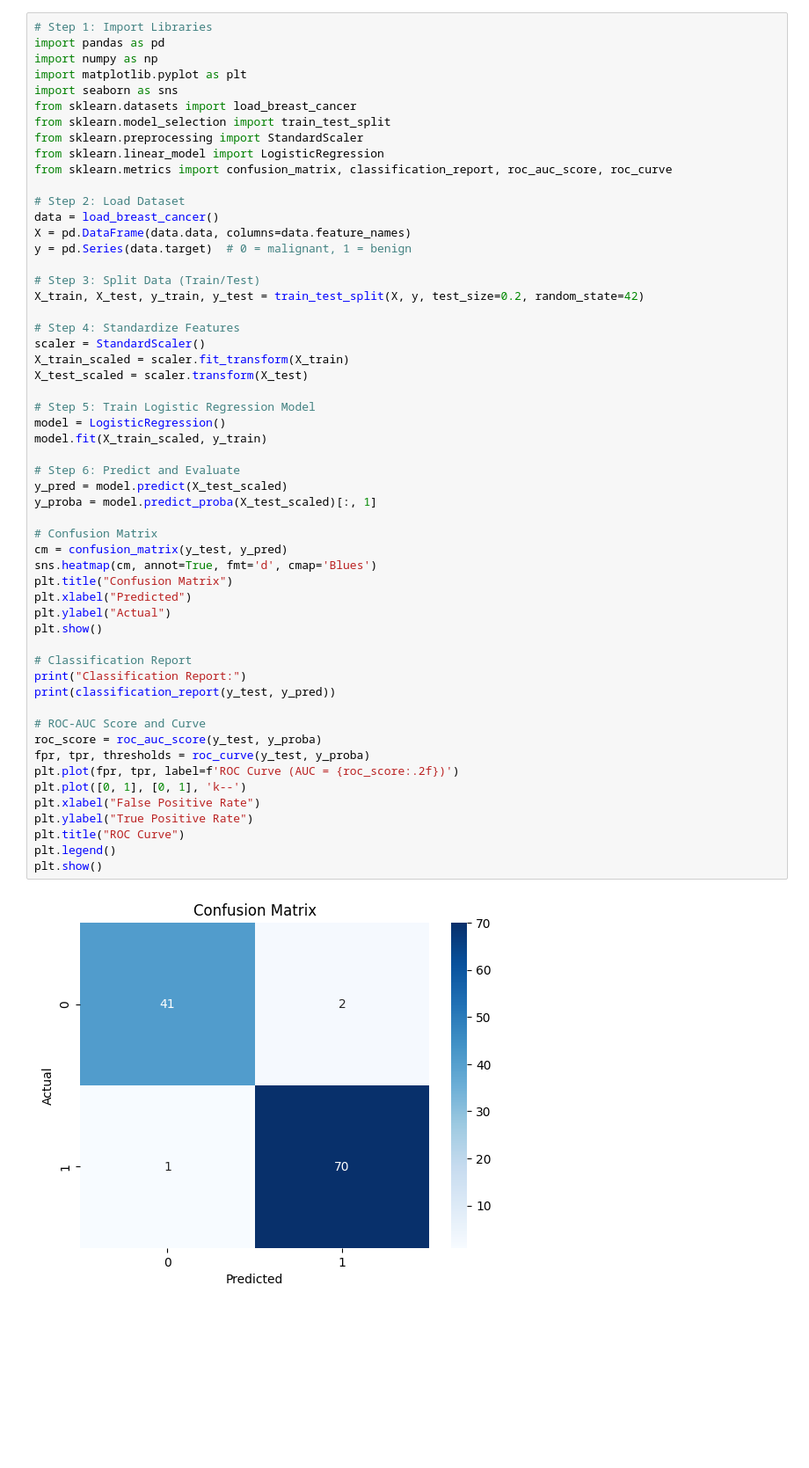
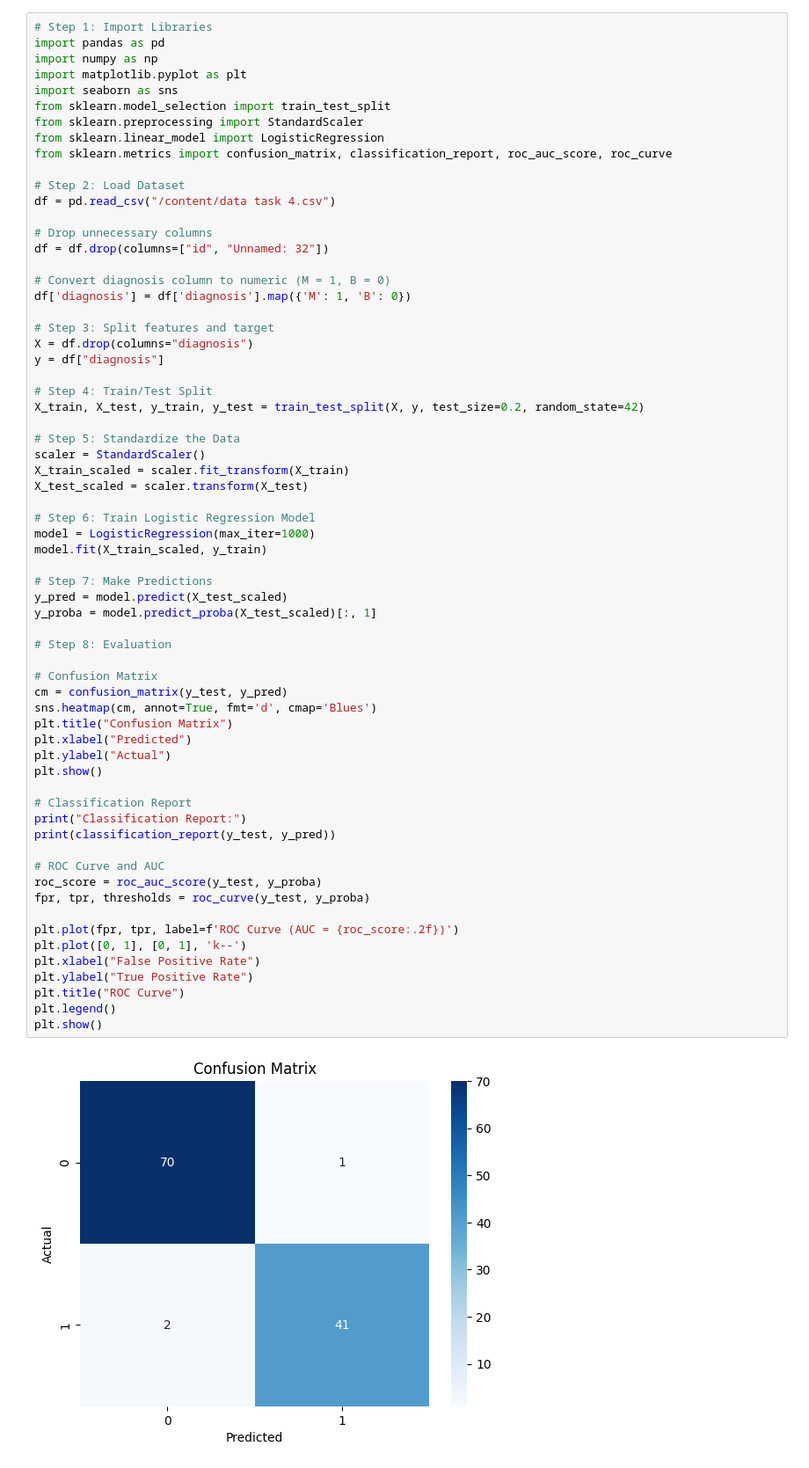
Before and after one commit to 2326-aar/Task-4, a Jupyter notebook: Task_4_Linear_regression__Breast_Cancer_.ipynb, the cells around one changed output. Shown: that part at 88% size. Saved outputs shown, nothing was run; the diff lists cells and outputs as text; blank space fills up the shorter version.

```diff
--- a/Task_4_Linear_regression__Breast_Cancer_.ipynb
+++ b/Task_4_Linear_regression__Breast_Cancer_.ipynb
@@ -6,57 +6,67 @@ import pandas as pd
 import numpy as np
 import matplotlib.pyplot as plt
 import seaborn as sns
-from sklearn.datasets import load_breast_cancer
 from sklearn.model_selection import train_test_split
 from sklearn.preprocessing import StandardScaler
 from sklearn.linear_model import LogisticRegression
 from sklearn.metrics import confusion_matrix, classification_report, roc_auc_score, roc_curve
 
 # Step 2: Load Dataset
-data = load_breast_cancer()
-X = pd.DataFrame(data.data, columns=data.feature_names)
-y = pd.Series(data.target)  # 0 = malignant, 1 = benign
+df = pd.read_csv("/content/data task 4.csv")
 
-# Step 3: Split Data (Train/Test)
+# Drop unnecessary columns
+df = df.drop(columns=["id", "Unnamed: 32"])
+
+# Convert diagnosis column to numeric (M = 1, B = 0)
+df['diagnosis'] = df['diagnosis'].map({'M': 1, 'B': 0})
+
+# Step 3: Split features and target
+X = df.drop(columns="diagnosis")
+y = df["diagnosis"]
+
+# Step 4: Train/Test Split
 X_train, X_test, y_train, y_test = train_test_split(X, y, test_size=0.2, random_state=42)
 
-# Step 4: Standardize Features
+# Step 5: Standardize the Data
 scaler = StandardScaler()
 X_train_scaled = scaler.fit_transform(X_train)
 X_test_scaled = scaler.transform(X_test)
 
-# Step 5: Train Logistic Regression Model
-model = LogisticRegression()
+# Step 6: Train Logistic Regression Model
+model = LogisticRegression(max_iter=1000)
 model.fit(X_train_scaled, y_train)
 
-# Step 6: Predict and Evaluate
+# Step 7: Make Predictions
 y_pred = model.predict(X_test_scaled)
 y_proba = model.predict_proba(X_test_scaled)[:, 1]
+
+# Step 8: Evaluation
 
 # Confusion Matrix
 cm = confusion_matrix(y_test, y_pred)
 sns.heatmap(cm, annot=True, fmt='d', cmap='Blues')
 plt.title("Confusion Matrix")
 plt.xlabel("Predicted")
 plt.ylabel("Actual")
 plt.show()
 
 # Classification Report
 print("Classification Report:")
 print(classification_report(y_test, y_pred))
 
-# ROC-AUC Score and Curve
+# ROC Curve and AUC
 roc_score = roc_auc_score(y_test, y_proba)
 fpr, tpr, thresholds = roc_curve(y_test, y_proba)
+
 plt.plot(fpr, tpr, label=f'ROC Curve (AUC = {roc_score:.2f})')
 plt.plot([0, 1], [0, 1], 'k--')
 plt.xlabel("False Positive Rate")
 plt.ylabel("True Positive Rate")
 plt.title("ROC Curve")
 plt.legend()
 plt.show()
 # %% [output]
-[figure, old version]
+[figure, new version]
 Classification Report:
               precision    recall  f1-score   support
 
```
Also changed, not shown: parts of 1 cell of this notebook.
